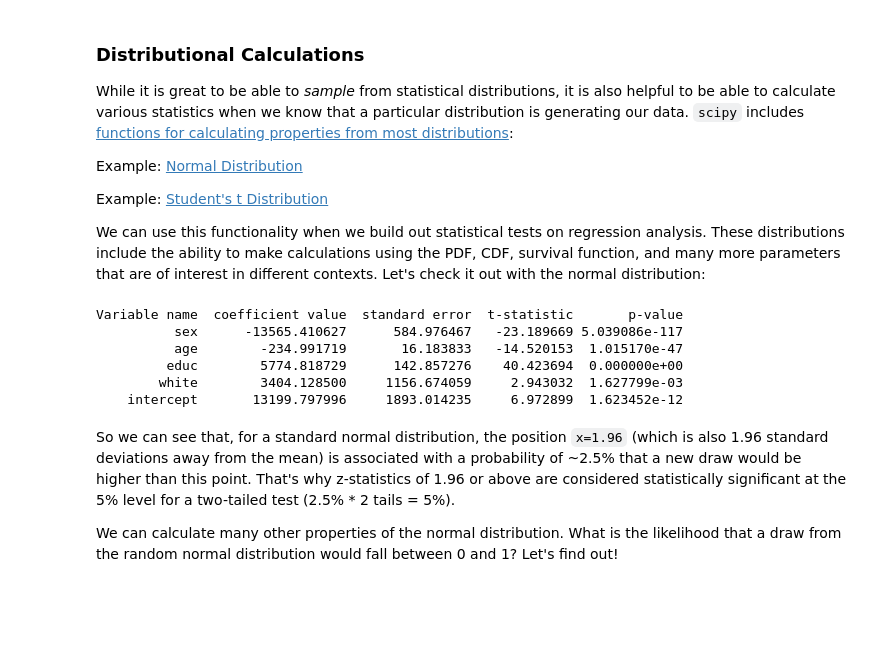
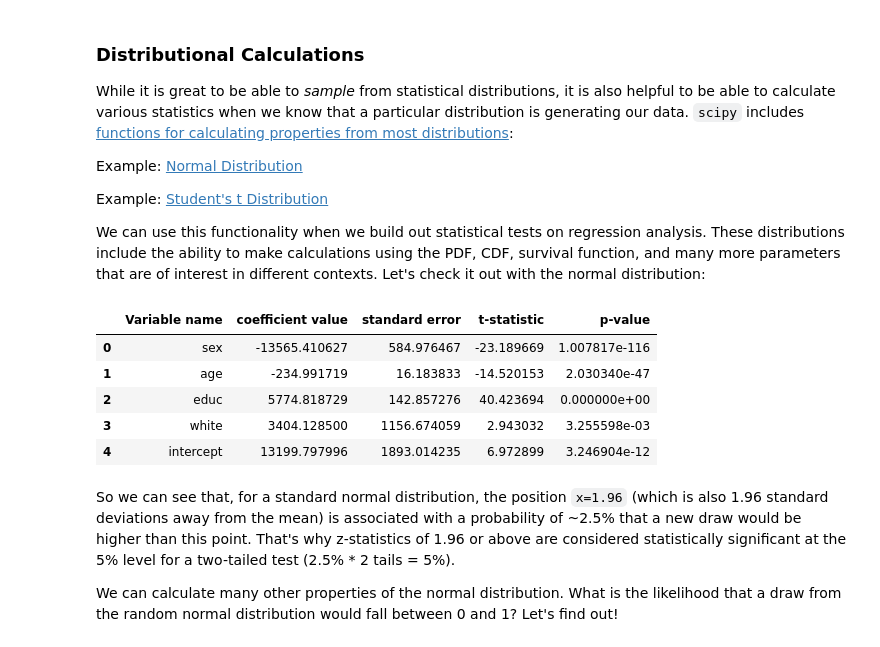
Before and after one commit to maxpquint/econ8320-assignment-08, a Jupyter notebook: Lesson.ipynb, the cells around one changed output. Drawn from its saved outputs; the diff is of its cells as text; code cells hidden in the pictures; blank space fills up the shorter version.

```diff
--- a/Lesson.ipynb
+++ b/Lesson.ipynb
@@ -437,109 +437,89 @@ class RegressionModel:
         if regression_type != "ols":
             raise ValueError("regression_type should be 'ols'")
 
-        # Store x and y as attributes
         self.x = x
         self.y = y
         self.create_intercept = create_intercept
         self.regression_type = regression_type
         self.results = None
 
-        # Add intercept if required
         if self.create_intercept:
             self.add_intercept()
 
     def add_intercept(self):
-        """Adds an intercept column (a column of ones) to X if create_intercept is True."""
-        if self.create_intercept:
-            # Add a column of ones to the DataFrame for the intercept
+        """Adds an intercept column if it doesn't already exist."""
+        if self.create_intercept and 'intercept' not in self.x.columns:
             self.x['intercept'] = 1
 
     def ols_regression(self):
-        """Performs Ordinary Least Squares (OLS) regression and stores the results in `results`."""
-        # Get the numpy array representations of x and y
+        """Performs OLS regression and calculates p-values correctly."""
         x = self.x.values
         y = self.y.values
 
-        # Perform the OLS regression using np.linalg.lstsq for numerical stability
+        # OLS regression using least squares
         beta, _, _, _ = np.linalg.lstsq(x, y, rcond=None)
 
-        # Calculate residuals and residual sum of squares
+        # Residuals and RSS
         residuals = y - x.dot(beta)
-        residual_sum_of_squares = residuals.T.dot(residuals)
+        rss = residuals.T.dot(residuals)
 
-        # Calculate sigma squared (variance of residuals)
-        sigma_squared = residual_sum_of_squares / (x.shape[0] - x.shape[1])
-
-        # Calculate variance of beta coefficients and standard errors
+        # Variance and standard error
+        sigma_squared = rss / (x.shape[0] - x.shape[1])
         var_beta = sigma_squared * np.linalg.pinv(x.T.dot(x)).diagonal()
         std_err_beta = np.sqrt(var_beta)
 
-        # Calculate t-statistics for each coefficient
+        # T-statistics and two-tailed p-values
         t_stats = beta / std_err_beta
+        degrees_of_freedom = x.shape[0] - x.shape[1]
 
-        # Store results in a dictionary, explicitly casting each value to float
         self.results = {
             var: {
                 "coefficient value": float(beta[i]),
                 "standard error": float(std_err_beta[i]),
                 "t-statistic": float(t_stats[i]),
-                "p-value": float(stats.t.sf(np.abs(t_stats[i]), df=x.shape[0] - x.shape[1]))  # One-tailed p-value calculation
+                "p-value": float(2 * stats.t.sf(np.abs(t_stats[i]), df=degrees_of_freedom))  # Two-tailed p-value
             }
             for i, var in enumerate(self.x.columns)
         }
 
     def fit(self):
-        """Fit the regression model (currently only OLS)."""
         if self.regression_type == "ols":
             self.ols_regression()
 
     def summary(self):
         if self.results is None:
             raise ValueError("No regression results found. Run fit() first.")
 
-        # Create a DataFrame to summarize the results
         summary_data = [
             [var, stats["coefficient value"], stats["standard error"], stats["t-statistic"], stats["p-value"]]
             for var, stats in self.results.items()
         ]
 
-        # Create a DataFrame and set the column names
-        summary_df = pd.DataFrame(summary_data, columns=["Variable name", "coefficient value", "standard error", "t-statistic", "p-value"])
+        return pd.DataFrame(summary_data, columns=["Variable name", "coefficient value", "standard error", "t-statistic", "p-value"])
 
-        # Return the summary as a formatted table (as a string)
-        return summary_df.to_string(index=False)
 
-# Function to load data
-def load_data(file_path):
-    df = pd.read_csv(file_path)
-    return df
+x = data[['sex', 'age', 'educ', 'white']]
+y = data['incwage']
 
-# File path to the CSV file (replace with your own file path)
-file_path = r"C:\Users\mquint\OneDrive - Loyola University Chicago\Desktop\assignment8Data.csv"
 
-data = load_data(file_path)
+# Merge and drop missing values together
+data_filtered = pd.concat([x, y], axis=1).dropna()
+x = data_filtered[x.columns]
+y = data_filtered[y.name]
 
-# Select specific columns for X and y
-x = data[['sex', 'age', 'educ', 'white']]  # Independent variables (exogenous)
-y = data['incwage']  # Dependent variable (endogenous)
-
-# Drop missing values and infinite values in x and ensure y matches x's index
-x = x.replace([np.inf, -np.inf], np.nan).dropna()
-y = y.loc[x.index]
-
-# Create and run regression model (OLS only)
+# Create and fit the model
 model = RegressionModel(x, y, create_intercept=True, regression_type="ols")
 model.fit()
 
-# Print summary
-print(model.summary())
+# Display the summary
+model.summary()
 # %% [output]
-Variable name  coefficient value  standard error  t-statistic       p-value
-          sex      -13565.410627      584.976467   -23.189669 5.039086e-117
-          age        -234.991719       16.183833   -14.520153  1.015170e-47
-         educ        5774.818729      142.857276    40.423694  0.000000e+00
-        white        3404.128500     1156.674059     2.943032  1.627799e-03
-    intercept       13199.797996     1893.014235     6.972899  1.623452e-12
+|  | Variable name | coefficient value | standard error | t-statistic | p-value |
+| 0 | sex | -13565.410627 | 584.976467 | -23.189669 | 1.007817e-116 |
+| 1 | age | -234.991719 | 16.183833 | -14.520153 | 2.030340e-47 |
+| 2 | educ | 5774.818729 | 142.857276 | 40.423694 | 0.000000e+00 |
+| 3 | white | 3404.128500 | 1156.674059 | 2.943032 | 3.255598e-03 |
+| 4 | intercept | 13199.797996 | 1893.014235 | 6.972899 | 3.246904e-12 |
 # %% [markdown]
 So we can see that, for a standard normal distribution, the position `x=1.96` (which is also 1.96 standard deviations away from the mean) is associated with a probability of ~2.5% that a new draw would be higher than this point. That's why z-statistics of 1.96 or above are considered statistically significant at the 5% level for a two-tailed test (2.5% * 2 tails = 5%).
 
```
Also changed, not shown: parts of 1 cell of this notebook.
